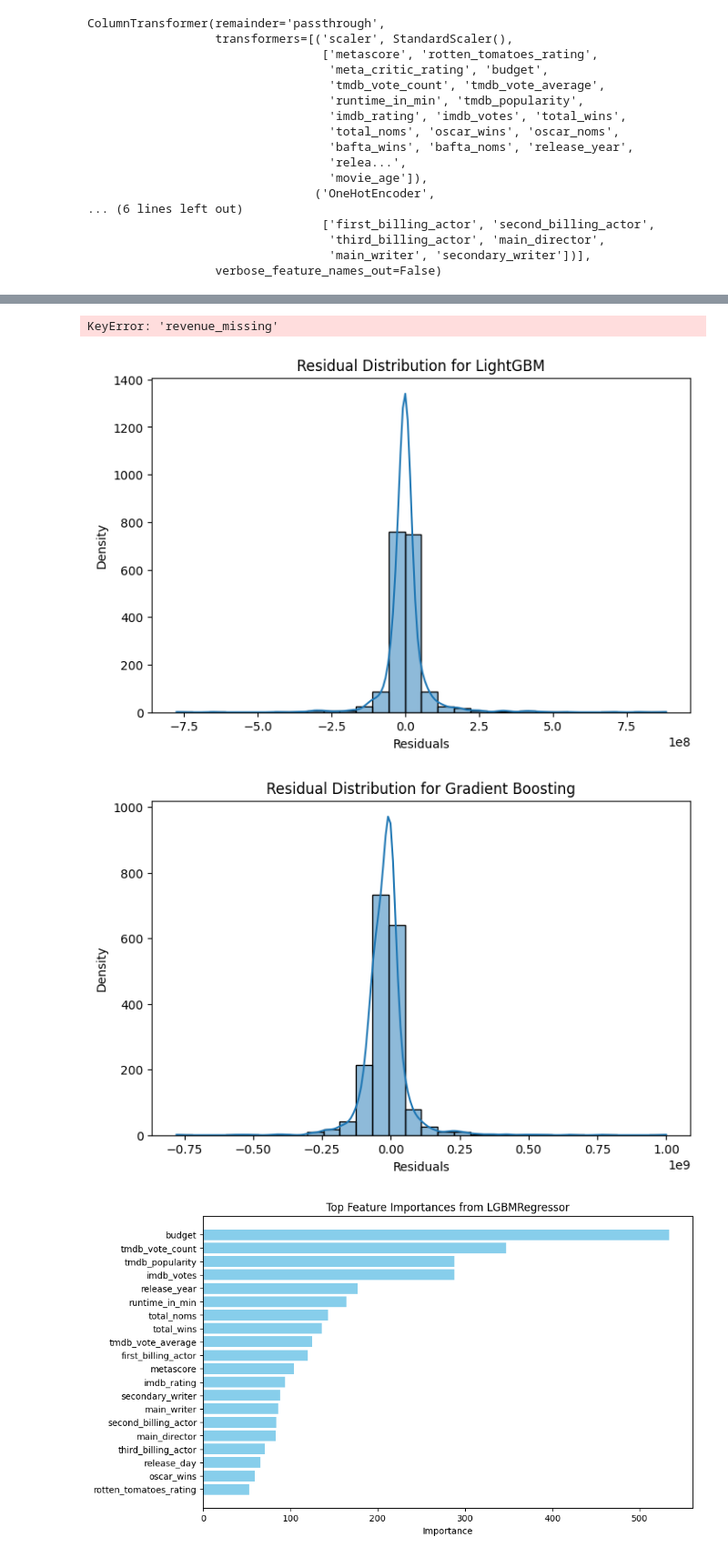
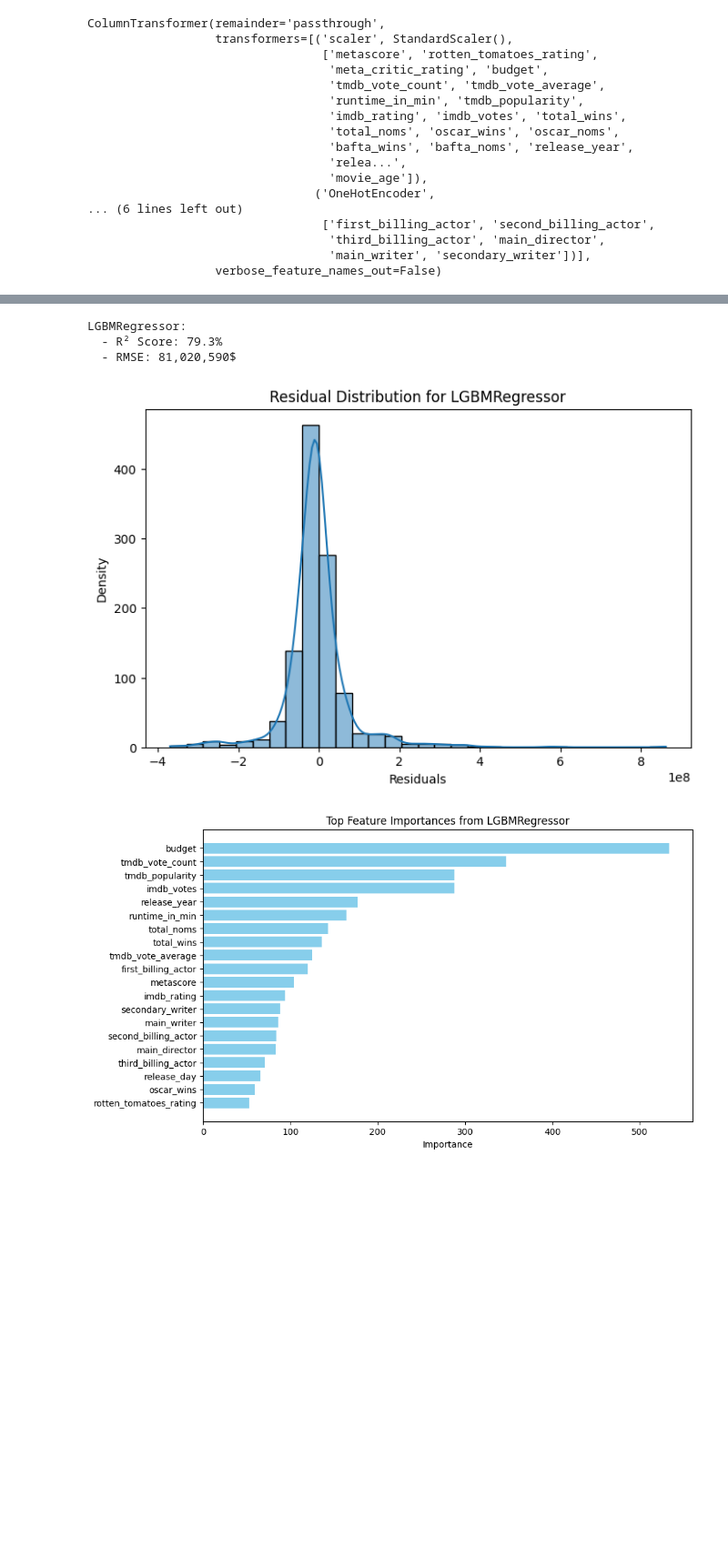
Before and after one commit to JustaKris/Are-You-Not-Entertained, a Jupyter notebook: notebooks/03_movies_data_modeling_prep.ipynb, the cells around one changed output, grey strips where cells are left out. Shown: that part at 91% size. Drawn from its saved outputs; the diff is of its cells as text; code cells hidden in the pictures; blank space fills up the shorter version.

```diff
--- a/notebooks/03_movies_data_modeling_prep.ipynb
+++ b/notebooks/03_movies_data_modeling_prep.ipynb
@@ -669,11 +717,0 @@ y_pred_gbr = best_gbr.predict(X_test_scaled)
-# %%
-def evaluate_model(model_name, y_true, y_pred):
-    r2 = r2_score(y_true, y_pred) * 100  # Convert to percentage
-    rmse = root_mean_squared_error(y_true, y_pred)  # Root Mean Squared Error
-    print(f"{model_name}:")
-    print(f"  - R² Score: {r2:.1f}%")
-    print(f"  - RMSE: {rmse:,.0f}$\n")
-
-evaluate_model("LightGBM", y_test, y_pred_lgbm)
-# evaluate_model("Random Forest", y_test, y_pred_rf)
-evaluate_model("Gradient Boosting", y_test, y_pred_gbr)
@@ -688,27 +717,0 @@ Gradient Boosting:
-# %%
-# Filter predictions based on revenue_missing being False
-filter_criteria = X_test['revenue_missing'] == 0
-y_test_filtered = y_test[filter_criteria]
-y_pred_lgbm_filtered = y_pred_lgbm[filter_criteria]
-
-evaluate_model("LightGBM", y_test_filtered, y_pred_lgbm_filtered)
-# %% [output]
-KeyError: 'revenue_missing'
-# %%
-import seaborn as sns
-
-def plot_residuals(y_true, y_pred, model_name):
-    residuals = y_true - y_pred
-    plt.figure(figsize=(8, 5))
-    sns.histplot(residuals, kde=True, bins=30)
-    plt.xlabel("Residuals")
-    plt.ylabel("Density")
-    plt.title(f"Residual Distribution for {model_name}")
-    plt.show()
-
-plot_residuals(y_test, y_pred_lgbm, "LightGBM")
-# plot_residuals(y_test, y_pred_rf, "Random Forest")
-plot_residuals(y_test, y_pred_gbr, "Gradient Boosting")
-# %% [output]
-[figure, removed]
-[figure, removed]
@@ -733,3 +718,10 @@ def display_feature_importances(model, dataframe):
+# %%
+_ = evaluate_model(best_lgbm, X_test_scaled, y_test)
+# %% [output]
+LGBMRegressor:
+  - R² Score: 79.3%
+  - RMSE: 81,020,590$
+[figure, added]
 # %%
 display_feature_importances(best_lgbm, X_train_scaled)
 # %% [output]
```
Also changed, not shown: parts of 46 cells of this notebook, 11 other files.
